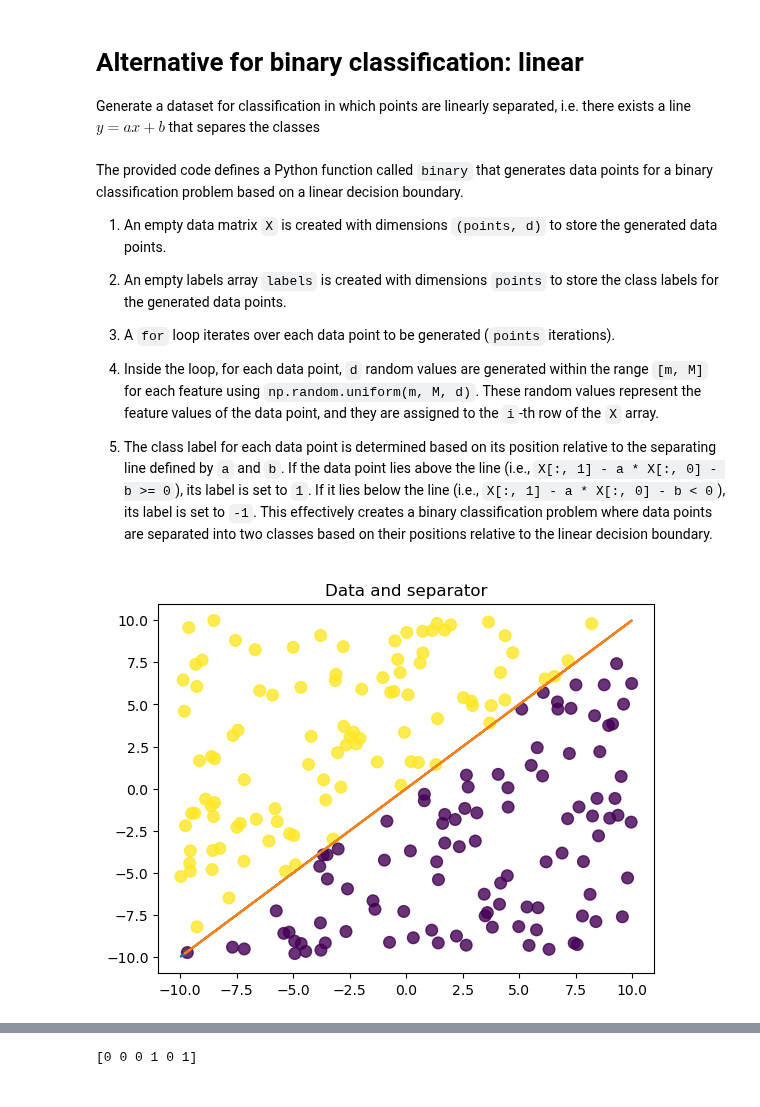
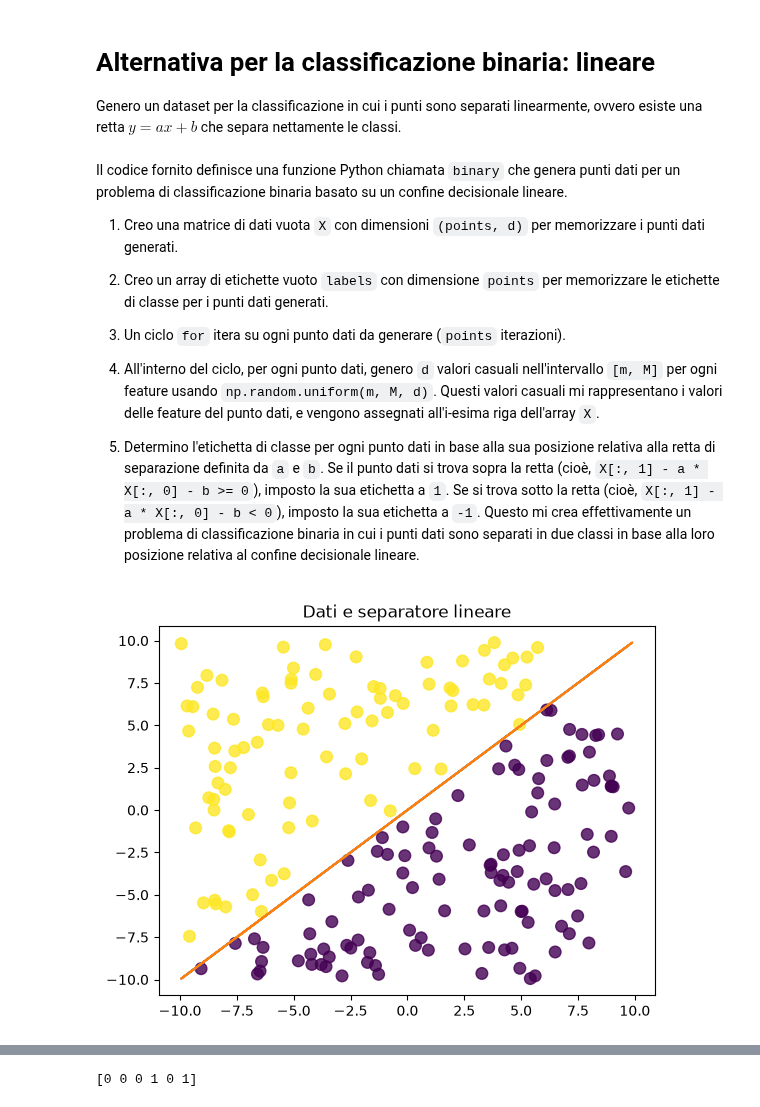
Before and after one commit to s266112/Machine-Learning, a Jupyter notebook: Tutorati/Tut 1 - 1_10_2026/4. Data_generation.ipynb, the cells around one changed output, grey strips where cells are left out. Cells and saved outputs as stored; diff of their text form; code cells hidden in the pictures.

```diff
--- a/Tutorati/Tut 1 - 1_10_2026/4. Data_generation.ipynb
+++ b/Tutorati/Tut 1 - 1_10_2026/4. Data_generation.ipynb
@@ -220,25 +254,30 @@ fig.show()
 # %% [markdown]
-Alternative for binary classification: linear
+Alternativa per la classificazione binaria: lineare
 ==================================
 
-Generate a dataset for classification in which points are linearly separated, i.e. there exists a line $y = ax + b$ that separes the classes
+Genero un dataset per la classificazione in cui i punti sono separati linearmente, ovvero esiste una retta $y = ax + b$ che separa nettamente le classi.
 # %%
 def binary(a, b, points, m, M, d):
     """
-    Parameters
+    Parametri
     ----------
-    a : float
-        Angular coefficient (slope) of the separating line
-    b : float
-        Intercept of the separating line
-    points : int
-        Number of points to be generated
-    m : float
-        Lower bound for the domain of the data points
-    M : float
-        Upper bound for the domain of the data points
-    d : int
-        Dimension of each data sample
+    - a : float
+        Coefficiente angolare (pendenza) della retta di separazione
+
+    - b : float
+        Intercetta della retta di separazione
+
+    - points : int
+        Numero di punti da generare
+
+    - m : float
+        Limite inferiore per il dominio dei punti dati
+
+    - M : float
+        Limite superiore per il dominio dei punti dati
+
+    - d : int
+        Dimensione di ogni campione di dati
     """
     X = np.zeros((points,d))
     labels = np.zeros(points)
@@ -250,34 +289,34 @@ def binary(a, b, points, m, M, d):
     labels[X[:,1]-a*X[:,0]-b<0] = -1
     return X, labels
 # %% [markdown]
-The provided code defines a Python function called `binary` that generates data points for a binary classification problem based on a linear decision boundary.
+Il codice fornito definisce una funzione Python chiamata `binary` che genera punti dati per un problema di classificazione binaria basato su un confine decisionale lineare.
 
-1. An empty data matrix `X` is created with dimensions `(points, d)` to store the generated data points.
+1. Creo una matrice di dati vuota `X` con dimensioni `(points, d)` per memorizzare i punti dati generati.
 
-2. An empty labels array `labels` is created with dimensions `points` to store the class labels for the generated data points.
+2. Creo un array di etichette vuoto `labels` con dimensione `points` per memorizzare le etichette di classe per i punti dati generati.
 
-3. A `for` loop iterates over each data point to be generated (`points` iterations).
+3. Un ciclo `for` itera su ogni punto dati da generare (`points` iterazioni).
 
-4. Inside the loop, for each data point, `d` random values are generated within the range `[m, M]` for each feature using `np.random.uniform(m, M, d)`. These random values represent the feature values of the data point, and they are assigned to the `i`-th row of the `X` array.
+4. All'interno del ciclo, per ogni punto dati, genero `d` valori casuali nell'intervallo `[m, M]` per ogni feature usando `np.random.uniform(m, M, d)`. Questi valori casuali mi rappresentano i valori delle feature del punto dati, e vengono assegnati all'i-esima riga dell'array `X`.
 
-5. The class label for each data point is determined based on its position relative to the separating line defined by `a` and `b`. If the data point lies above the line (i.e., `X[:, 1] - a * X[:, 0] - b >= 0`), its label is set to `1`. If it lies below the line (i.e., `X[:, 1] - a * X[:, 0] - b < 0`), its label is set to `-1`. This effectively creates a binary classification problem where data points are separated into two classes based on their positions relative to the linear decision boundary.
+5. Determino l'etichetta di classe per ogni punto dati in base alla sua posizione relativa alla retta di separazione definita da `a` e `b`. Se il punto dati si trova sopra la retta (cioè, `X[:, 1] - a * X[:, 0] - b >= 0`), imposto la sua etichetta a `1`. Se si trova sotto la retta (cioè, `X[:, 1] - a * X[:, 0] - b < 0`), imposto la sua etichetta a `-1`. Questo mi crea effettivamente un problema di classificazione binaria in cui i punti dati sono separati in due classi in base alla loro posizione relativa al confine decisionale lineare.
 # %%
-# usage example
+# Esempio di utilizzo
 a=1
 b=0
 d=2
 points=200
 m=-10
 M=10
 
 X,labels=binary(a,b,points,m,M,d)
 
-# plotting the generated dataset
+# Disegno il dataset generato
 fig,ax=plt.subplots()
 ax.scatter(X[:,0],X[:,1],s=70, c=labels, alpha=0.8)
 ax.plot(X,a*X+b)
-ax.set_title('Data and separator')
+ax.set_title('Dati e separatore lineare')
 plt.show()
 # %% [output]
-[figure, old version]
+[figure, new version]
 # %% [markdown]
```
Also changed, not shown: parts of 39 cells of this notebook.
